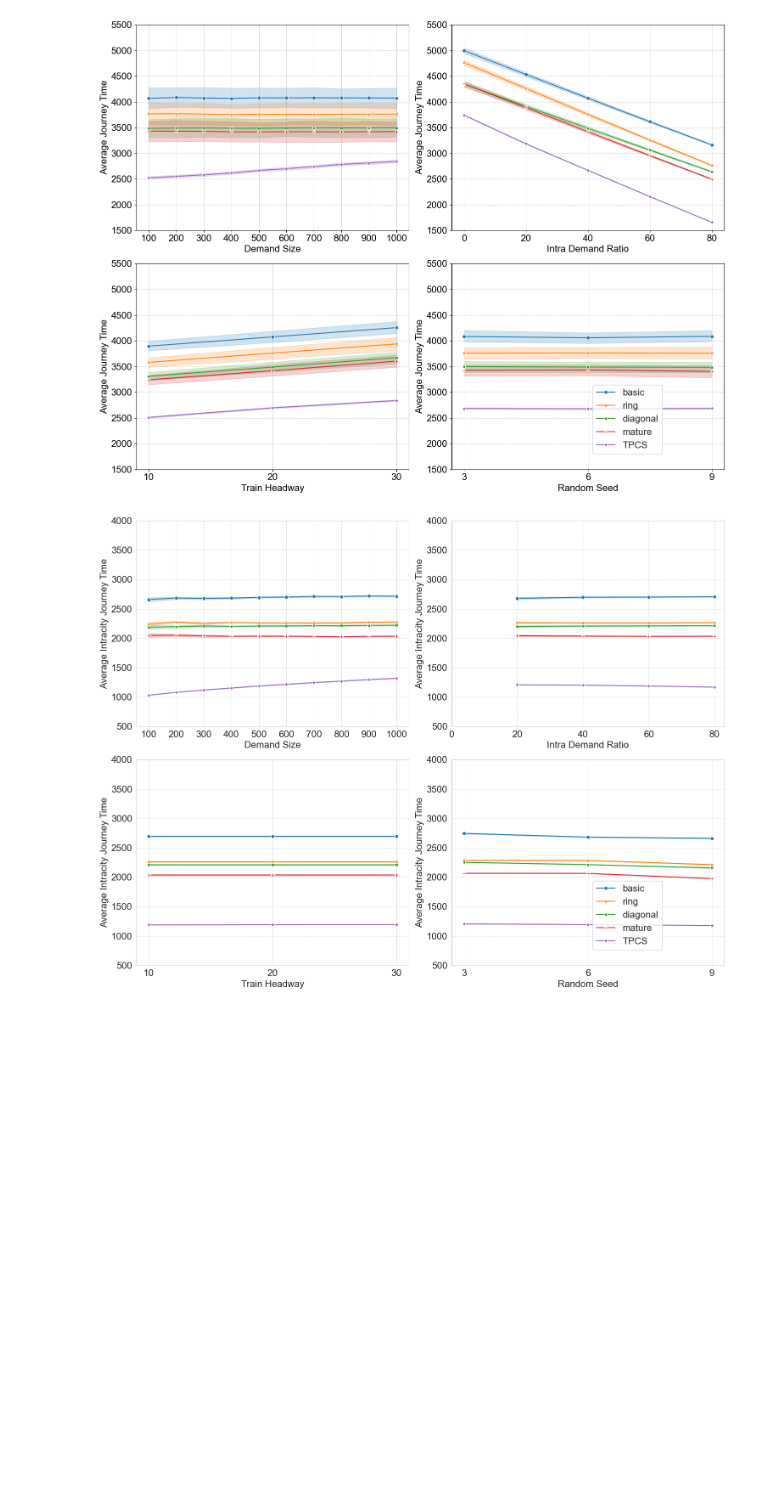
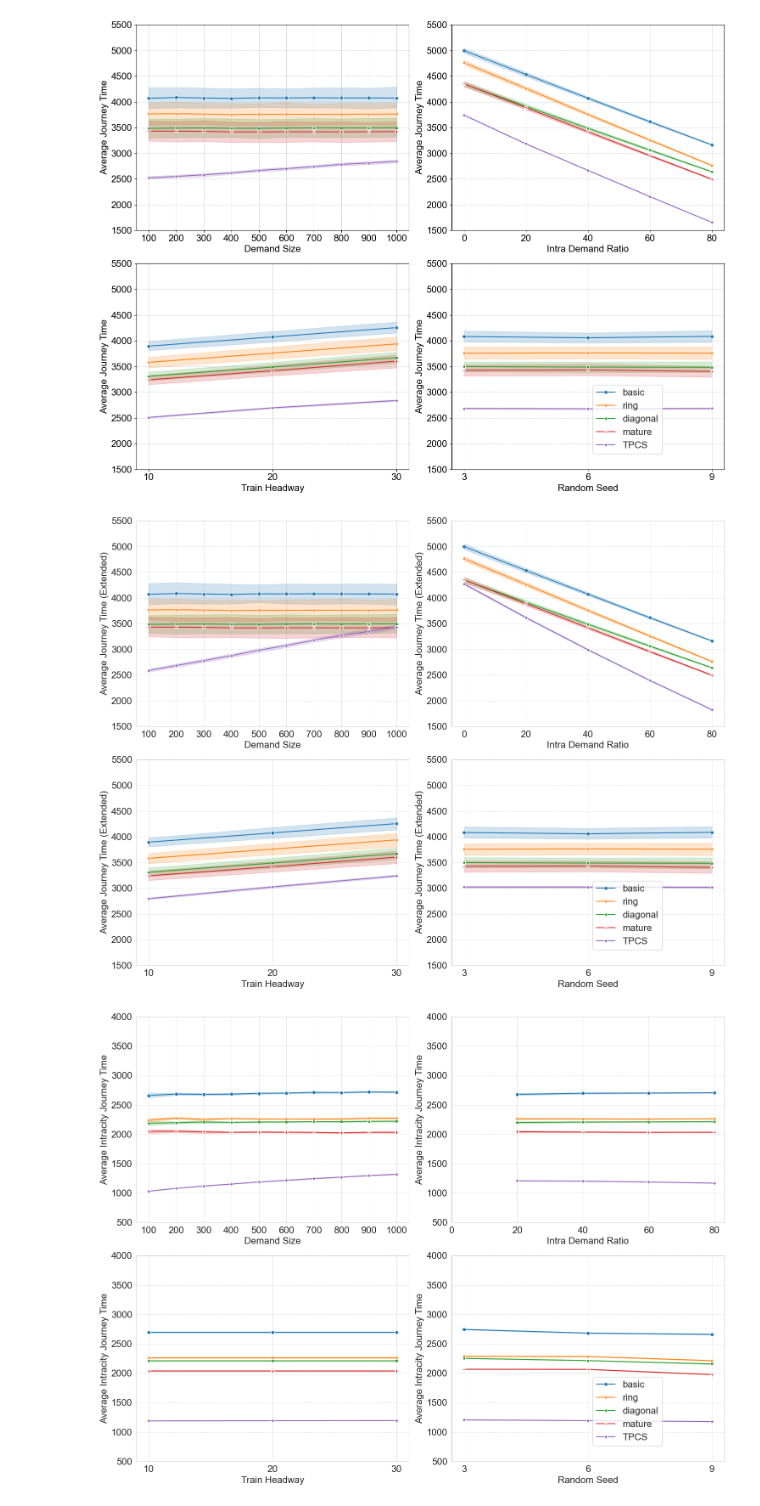
Before and after one commit to ChenhaoDing/J26-TPCS, a Jupyter notebook: 5-VISUALIZE-2-interaction.ipynb, the cells around one changed output. Drawn from its saved outputs; the diff is of its cells as text; code cells hidden in the pictures; blank space fills up the shorter version.

```diff
--- a/5-VISUALIZE-2-interaction.ipynb
+++ b/5-VISUALIZE-2-interaction.ipynb
@@ -8,6 +8,11 @@ import os
 # Read the analysis results
 pt_results_dirpath = "data/pt-sim-results/"
 pt_scenarios_results = pd.read_csv(os.path.join(pt_results_dirpath, "all_pt_scenario_level_analysis_results.csv"))
+
+# Create extended journey time columns in PT results for consistency by copying existing columns
+pt_scenarios_results['average_journey_time_extended'] = pt_scenarios_results['average_journey_time']
+pt_scenarios_results['average_intercity_journey_time_extended'] = pt_scenarios_results['average_intercity_journey_time']
+pt_scenarios_results['average_intracity_journey_time_extended'] = pt_scenarios_results['average_intracity_journey_time']
 
 amod_results_dirpath = "data/amod-sim-results/"
 amod_scenarios_results = pd.read_csv(os.path.join(amod_results_dirpath, "all_amod_scenario_level_analysis_results.csv"))
@@ -66,6 +71,9 @@ name_dict = {
     'average_journey_time': "Average Journey Time",
     'average_intercity_journey_time': "Average Intercity Journey Time",
     'average_intracity_journey_time': "Average Intracity Journey Time",
+    'average_journey_time_extended': "Average Journey Time (Extended)",
+    'average_intercity_journey_time_extended': "Average Intercity Journey Time (Extended)",
+    'average_intracity_journey_time_extended': "Average Intracity Journey Time (Extended)",
     'average_amod_service_rate': "Average AMoD Service Rate",
     'average_pt_service_rate': 'Average PT Service Rate',
     'average_service_rate': "Average Service Rate",
@@ -194,6 +202,21 @@ draw_interaction_plots_comparison(
 )
 # %% [output]
 [figure]
+# %%
+draw_interaction_plots_comparison(
+    kpi_column='average_journey_time_extended', y_axis_limit=(1500, 5500),
+    data1=pt_scenarios_results,
+    data2=amod_scenarios_results,
+    data1_label='bus',
+    data2_label='mod',
+    errorbar=('ci', 95),
+    strategy_column_1='pt_network_name',
+    strategy_column_2='broker_type',
+    variable_name_list=variable_name_list,
+    name_dict=name_dict
+)
+# %% [output]
+[figure, added]
 # %%
 draw_interaction_plots_comparison(
     kpi_column='average_intracity_journey_time', y_axis_limit=(500, 4000),
```
Also changed, not shown: parts of 2 cells of this notebook, 7 other files.
